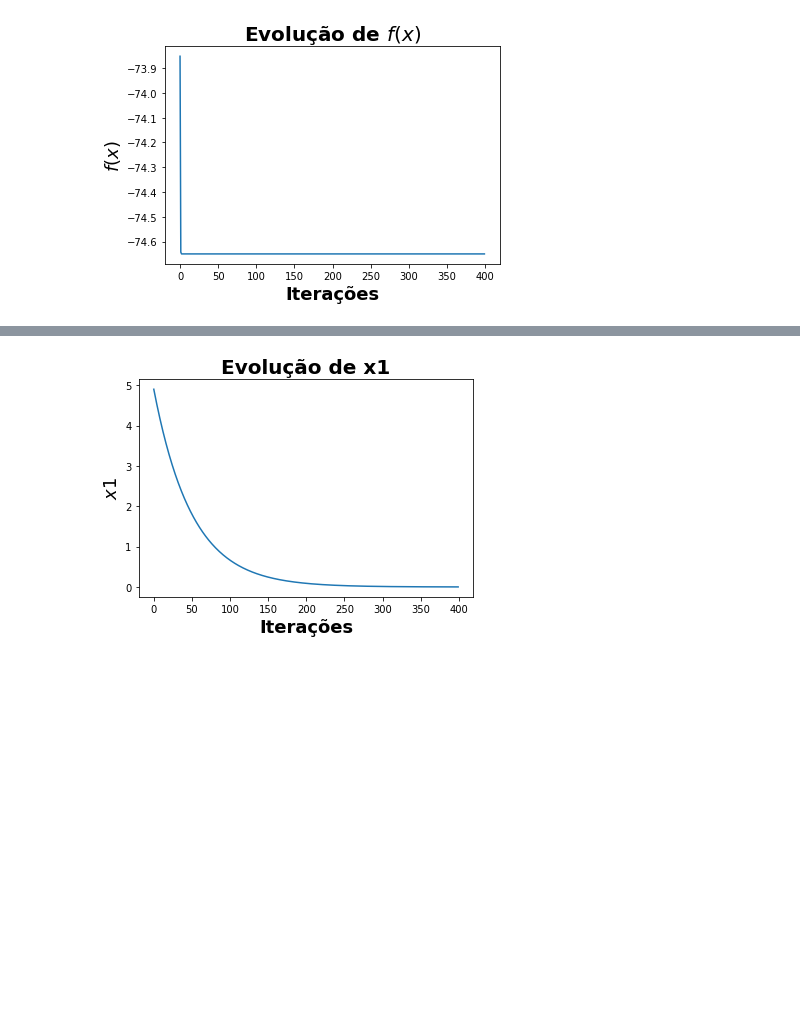
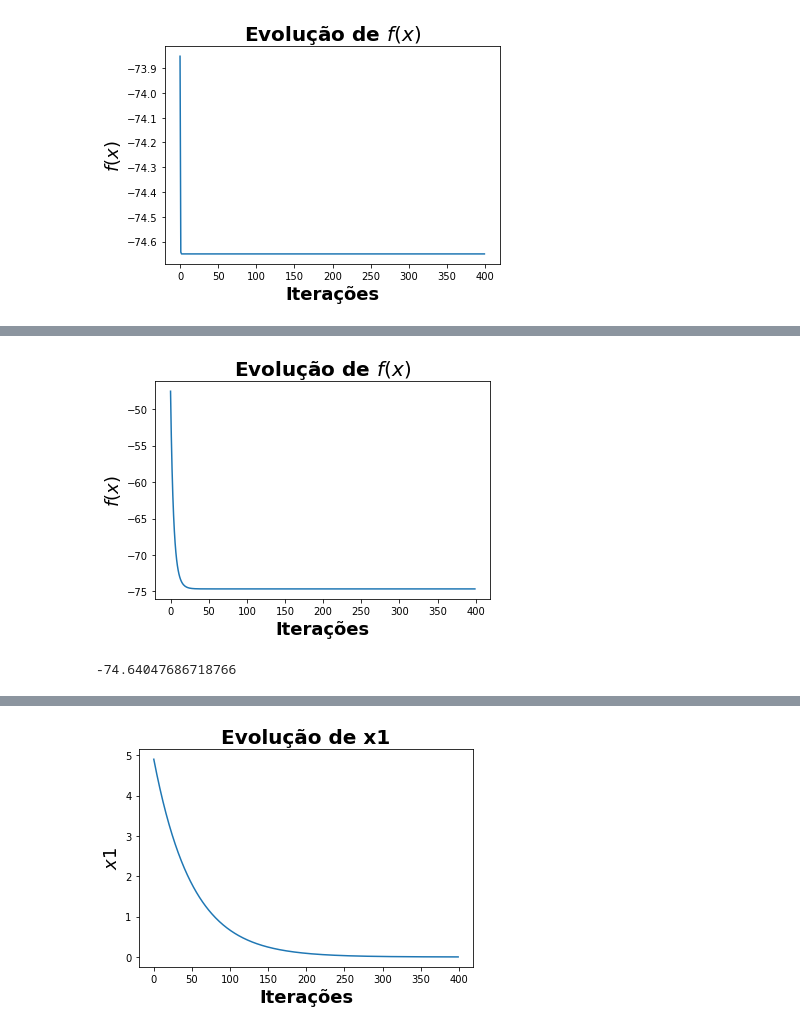
Before and after one commit to julianovale/PO450, a Jupyter notebook: Semana03_PO450.ipynb, the cells around one changed output, grey strips where cells are left out. Drawn from its saved outputs; the diff is of its cells as text; code cells hidden in the pictures; blank space fills up the shorter version.

```diff
--- a/Semana03_PO450.ipynb
+++ b/Semana03_PO450.ipynb
@@ -70,0 +76,7 @@ plt.ylabel("$f(x)$", fontsize = 18, fontweight = 'bold');
+# %%
+plt.plot(it_hist, fx_hist)
+plt.title("Evolução de $f(x)$", fontsize = 20, fontweight = 'bold')
+plt.xlabel("Iterações", fontsize = 18, fontweight = 'bold')
+plt.ylabel("$f(x)$", fontsize = 18, fontweight = 'bold');
+# %% [output]
+[figure, added]
@@ -70,0 +98,4 @@ plt.ylabel("$f(x)$", fontsize = 18, fontweight = 'bold');
+# %%
+fx
+# %% [output]
+-74.64047686718766
```
Also changed, not shown: parts of 29 cells of this notebook.
